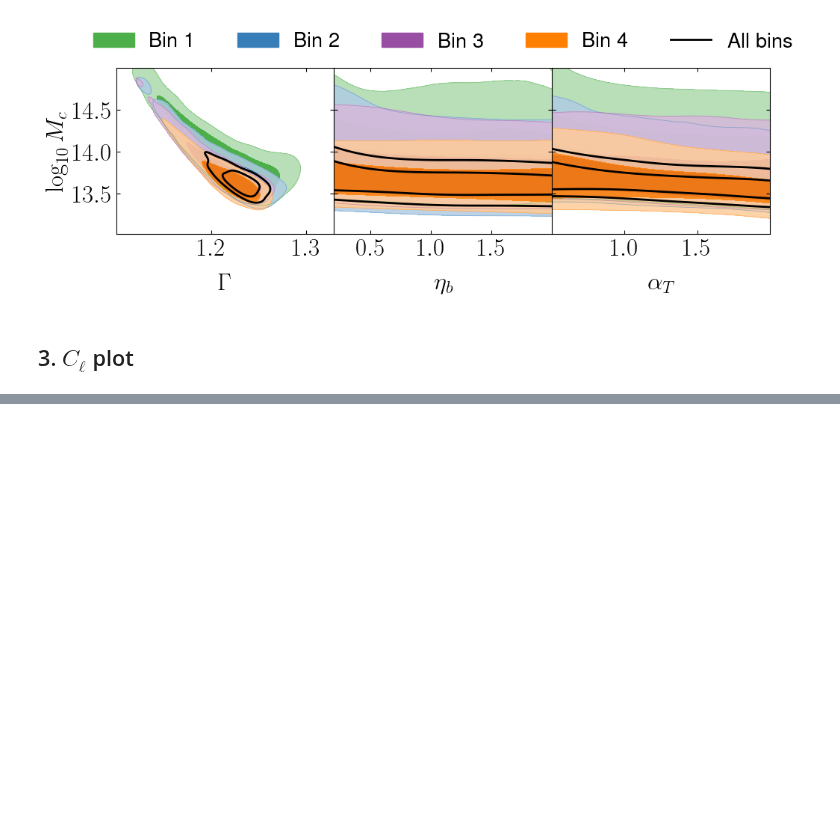
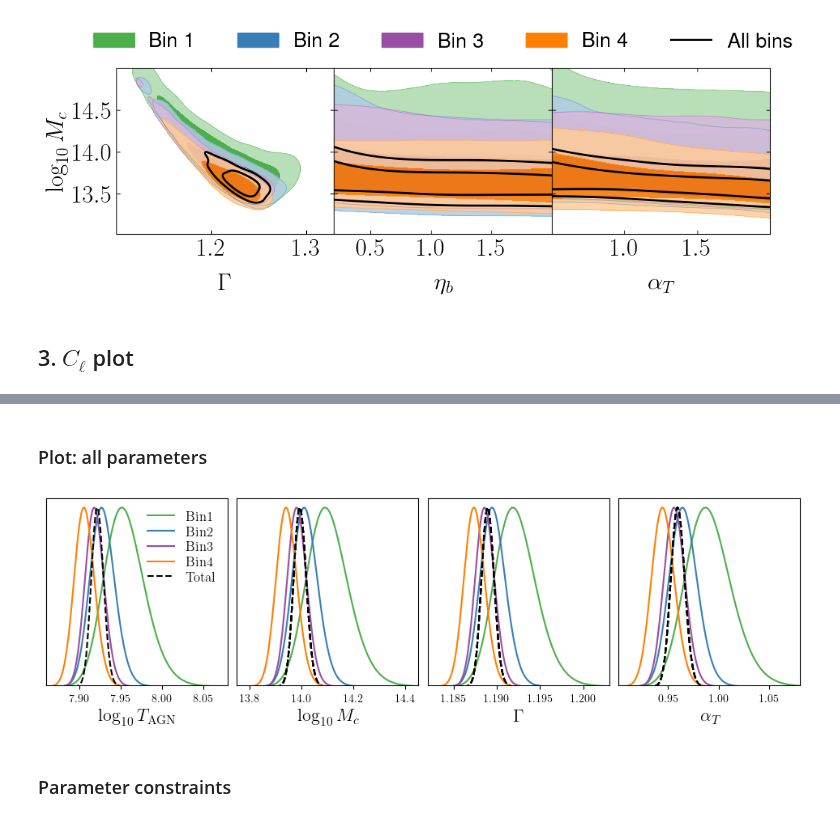
Before and after one commit to Cosmotheka/Cosmotheka_likelihoods, a Jupyter notebook: papers/ROSATx/Likelihood.ipynb, the cells around one changed output, grey strips where cells are left out. Cells and saved outputs as stored; diff of their text form; code cells hidden in the pictures; blank space fills up the shorter version.

```diff
--- a/papers/ROSATx/Likelihood.ipynb
+++ b/papers/ROSATx/Likelihood.ipynb
@@ -87,0 +278,39 @@ plt.savefig("Plots/rectangle_main.pdf", bbox_inches="tight")
+# %% [markdown]
+### Plot: all parameters
+# %%
+fig, axes = plt.subplots(1, 4, figsize=(12, 3),
+                         sharex=False, sharey=True)
+plt.subplots_adjust(wspace=0.05)
+
+labels = [r"${\rm Bin %d}$" % (i + 1) for i in range(4)]
+for prob, colour, label in zip(probs.T, my_colours, labels):
+    axes[0].plot(logTAGNs, prob, c=colour, label=label)
+    axes[0].set_xlabel(r"$\log_{10}T_{\rm AGN}$", fontsize=16)
+
+    axes[1].plot(lMcs, prob, c=colour, label=label)
+    axes[1].plot(lMcs, probs.T[4], "k--")
+    axes[1].set_xlabel(r"$\log_{10}M_c$", fontsize=16)
+
+    axes[2].plot(gammas, prob, c=colour, label=label)
+    axes[2].plot(gammas, probs.T[4], "k--")
+    axes[2].set_xlabel(r"$\Gamma$", fontsize=16)
+
+    axes[3].plot(alpha_Ts, prob, c=colour, label=label)
+    axes[3].plot(alpha_Ts, probs.T[4], "k--")
+    axes[3].set_xlabel(r"$\alpha_T$", fontsize=16)
+
+axes[0].plot(logTAGNs, probs.T[4], "k--", label=r"${\rm Total}$")
+axes[0].legend(frameon=False, fontsize=12, labelspacing=0.2)
+axes[0].set_xlim([7.86, 8.08])
+axes[1].set_xlim([13.75, 14.45])
+axes[2].set_xlim([1.182, 1.203])
+axes[3].set_xlim([0.901, 1.08])
+for ax in axes:
+    ax.set_ylim([0.005, 1.05])
+    ax.set_yticks([])
+
+plt.savefig("Plots/constraints_BAHAMAS.pdf", bbox_inches="tight")
+# %% [output]
+[figure, added]
+# %% [markdown]
+### Parameter constraints
```
Also changed, not shown: parts of 21 cells of this notebook, 8 other files.
